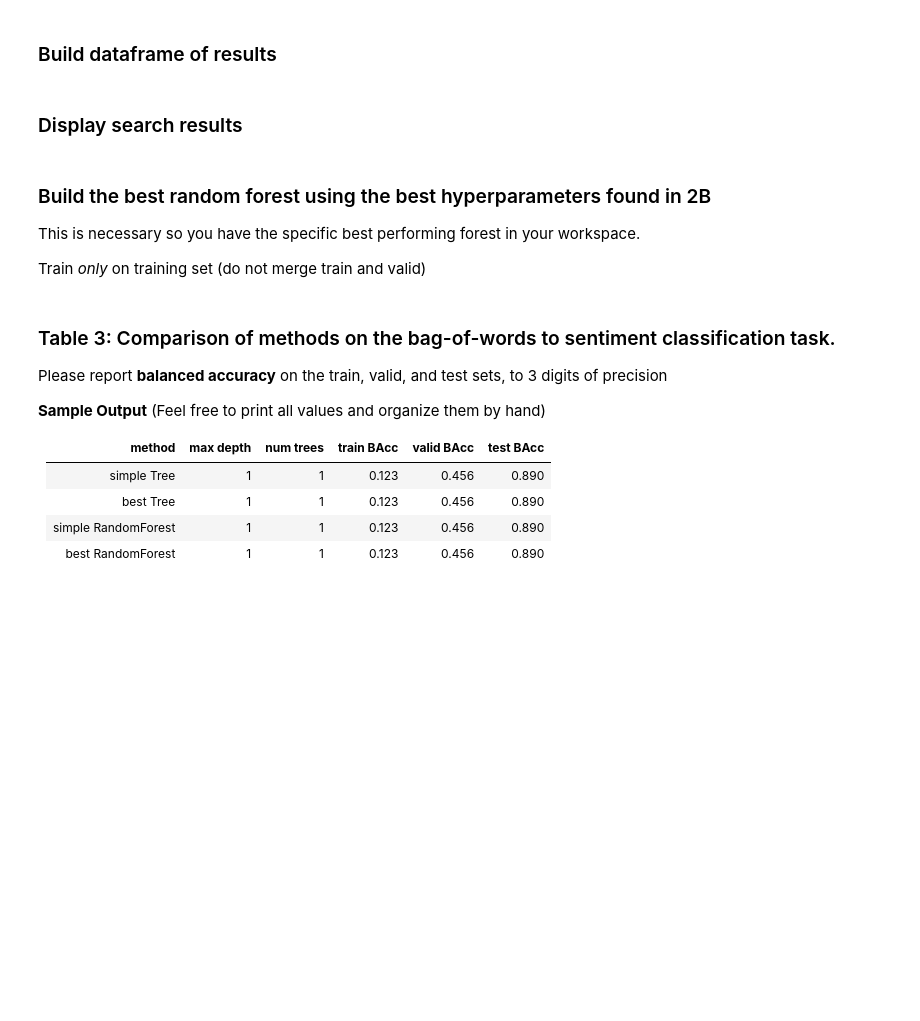
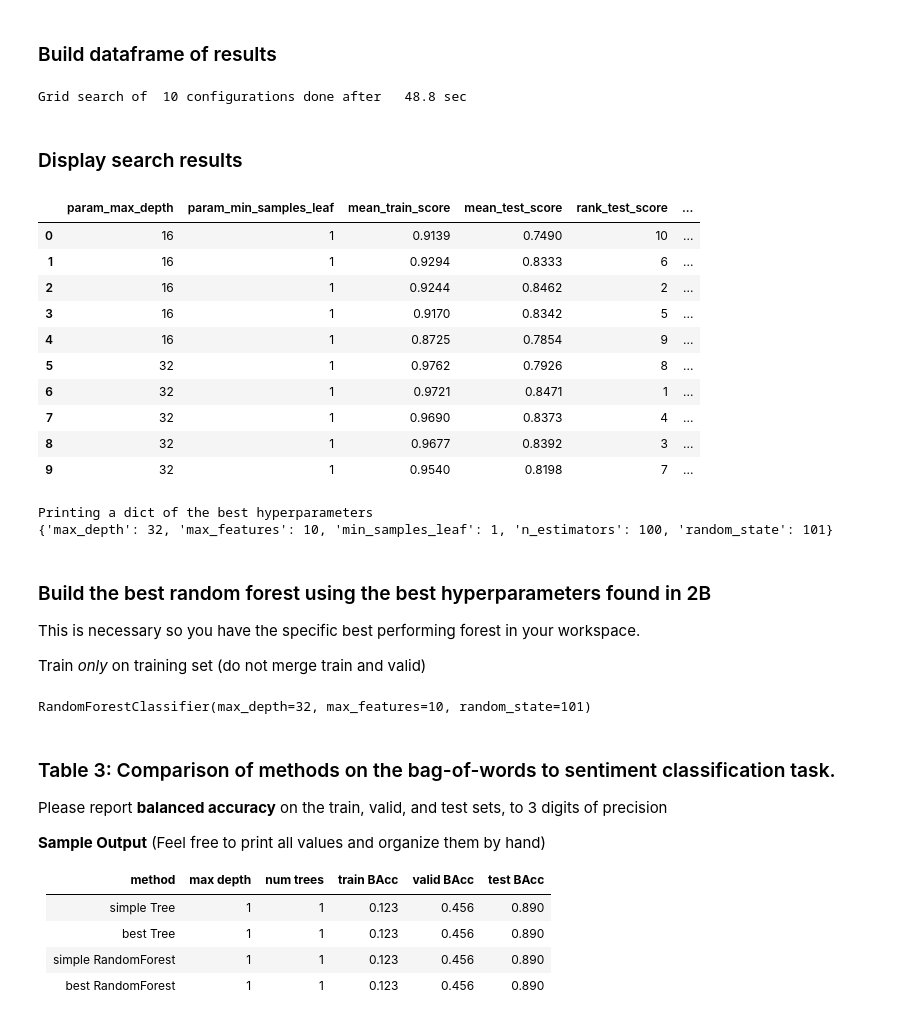
Before and after one commit to ManuP6789/cs135-24f-assignments, a Jupyter notebook: hw4/hw4_notebook.ipynb, the cells around one changed output. Drawn from its saved outputs; the diff is of its cells as text; code cells hidden in the pictures; blank space fills up the shorter version.

```diff
--- a/hw4/hw4_notebook.ipynb
+++ b/hw4/hw4_notebook.ipynb
@@ -351,6 +392,14 @@ forest_hyperparameter_grid_by_name = dict(
 # %%
 # TODO construct a GridSearchCV object like you did above.
 
-forest_searcher = None
+
+forest_searcher = GridSearchCV(
+    estimator=base_forest,
+    param_grid=forest_hyperparameter_grid_by_name,
+    scoring='balanced_accuracy',
+    cv=my_splitter,
+    return_train_score=True,
+    refit=False
+)
 # %% [markdown]
 ### Do the search!
@@ -359,2 +406,6 @@ forest_searcher = None
+# %%
+start_time_sec = time.time()
+forest_searcher.fit(xall_LF, yall_L)
+elapsed_time_sec = time.time() - start_time_sec
 # %% [markdown]
 ### Build dataframe of results
@@ -363,2 +412,8 @@ forest_searcher = None
+# %%
+forest_search_results_df = pd.DataFrame(forest_searcher.cv_results_).copy()
+print("Grid search of %3d configurations done after %6.1f sec" % (
+    forest_search_results_df.shape[0], elapsed_time_sec))
+# %% [output]
+Grid search of  10 configurations done after   48.8 sec
 # %% [markdown]
 ### Display search results
@@ -367,3 +420,29 @@ forest_searcher = None
+# %%
+pd.set_option('display.precision', 4)
+forest_keys = ['param_max_depth', 'param_min_samples_leaf']
+forest_search_results_df.sort_values(forest_keys, inplace=True)
+forest_search_results_df[forest_keys + ['mean_train_score', 'mean_test_score', 'rank_test_score', 'mean_fit_time']]
+# %% [output]
+|  | param_max_depth | param_min_samples_leaf | mean_train_score | mean_test_score | rank_test_score | ... |
+| 0 | 16 | 1 | 0.9139 | 0.7490 | 10 | ... |
+| 1 | 16 | 1 | 0.9294 | 0.8333 | 6 | ... |
+| 2 | 16 | 1 | 0.9244 | 0.8462 | 2 | ... |
+| 3 | 16 | 1 | 0.9170 | 0.8342 | 5 | ... |
+| 4 | 16 | 1 | 0.8725 | 0.7854 | 9 | ... |
+| 5 | 32 | 1 | 0.9762 | 0.7926 | 8 | ... |
+| 6 | 32 | 1 | 0.9721 | 0.8471 | 1 | ... |
+| 7 | 32 | 1 | 0.9690 | 0.8373 | 4 | ... |
+| 8 | 32 | 1 | 0.9677 | 0.8392 | 3 | ... |
+| 9 | 32 | 1 | 0.9540 | 0.8198 | 7 | ... |
+# %%
+print("Printing a dict of the best hyperparameters")
+try:
+    print(forest_searcher.best_params_)
+except AttributeError:
+    print("TODO")
+# %% [output]
+Printing a dict of the best hyperparameters
+{'max_depth': 32, 'max_features': 10, 'min_samples_leaf': 1, 'n_estimators': 100, 'random_state': 101}
 # %% [markdown]
 ### Build the best random forest using the best hyperparameters found in 2B
 
@@ -375,3 +452,8 @@ Train *only* on training set (do not merge train and valid)
+# %%
+best_forest = base_forest.set_params(**forest_searcher.best_params_) # TODO call set_params using the best_params_ found by your searcher
+best_forest.fit(x_tr_NF, y_tr_N)
+# %% [output]
+RandomForestClassifier(max_depth=32, max_features=10, random_state=101)
 # %% [markdown]
 ### Table 3: Comparison of methods on the bag-of-words to sentiment classification task.
 
```
Also changed, not shown: parts of 7 cells of this notebook, 1 other file.
